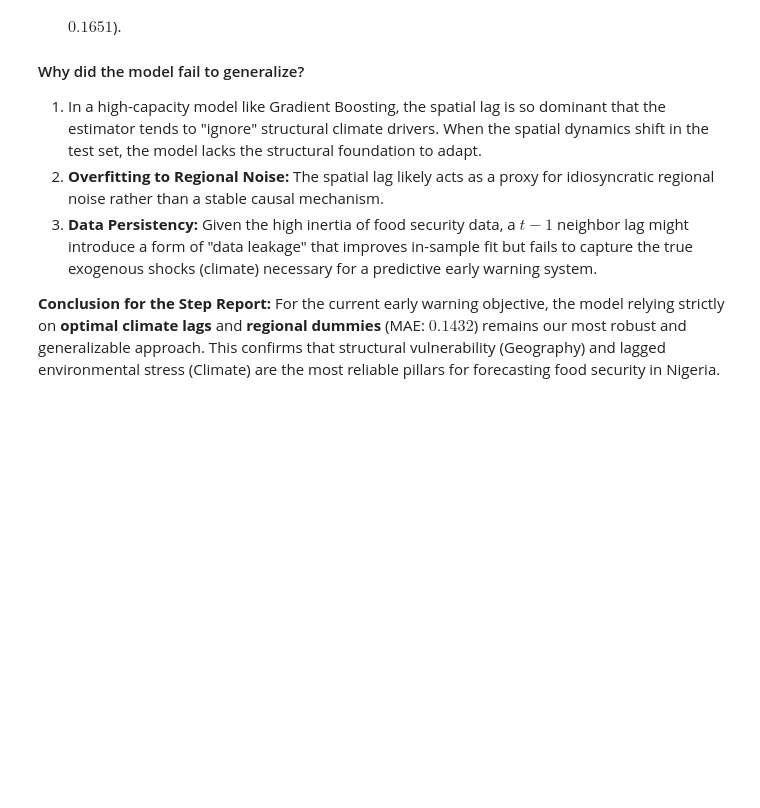
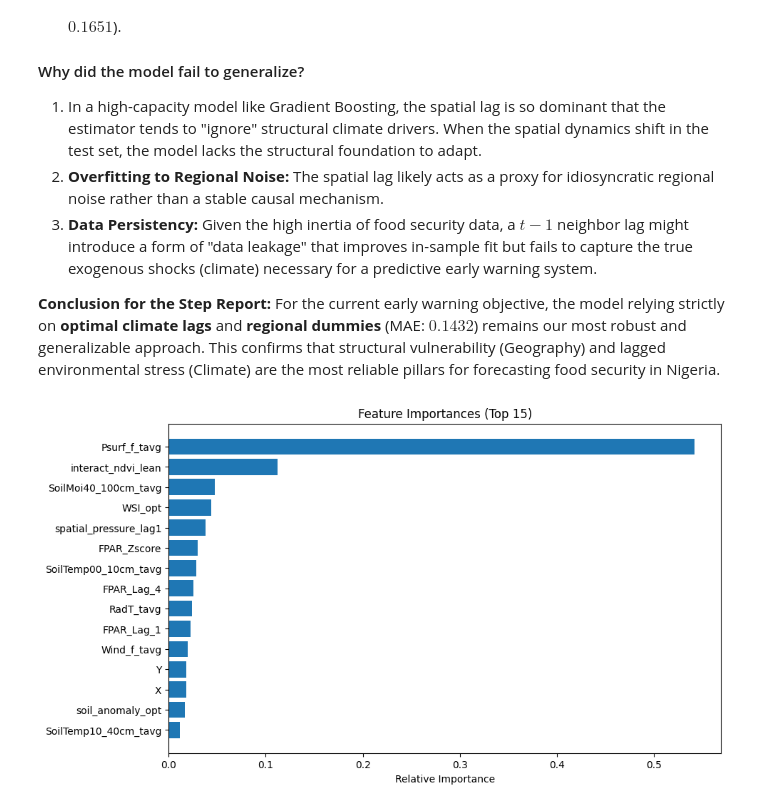
Before and after one commit to tnourlyn/Projet-de-Statapp---WFP-, a Jupyter notebook: notebooks/04_modeling.ipynb, the cells around one changed output. Cells and saved outputs as stored; diff of their text form; code cells hidden in the pictures; blank space fills up the shorter version.

```diff
--- a/notebooks/04_modeling.ipynb
+++ b/notebooks/04_modeling.ipynb
@@ -64,0 +152,24 @@ Nombre de colonnes après nettoyage : 71
+# %%
+import pandas as pd
+from statsmodels.tsa.stattools import adfuller
+
+# 1. Calcul de la différence première par État
+df = pd.read_csv('../data/processed/NIGERIA_WFP_ENGINEERED.csv')
+df['time'] = pd.to_datetime(df['time'])
+df = df.sort_values(['NAME_1', 'time'])
+
+# On calcule Delta Y_t = Y_t - Y_{t-1}
+df['delta_inadequate'] = df.groupby('NAME_1')['inadequate'].diff()
+
+# 2. Test ADF sur la variable différenciée (en retirant les NaNs créés par le diff)
+df_clean = df.dropna(subset=['delta_inadequate'])
+result = adfuller(df_clean['delta_inadequate'])
+
+print(f"--- TEST ADF SUR DELTA_INADEQUATE ---")
+print(f"Statistique ADF : {result[0]:.4f}")
+print(f"p-value : {result[1]:.4f}")
+
+if result[1] < 0.05:
+    print("Résultat : Stationnaire (H0 rejetée) -> On peut modéliser !")
+else:
+    print("Résultat : Toujours non-stationnaire -> Rare, mais il faudrait alors différencier deux fois.")
@@ -679,3 +858,18 @@ Despite the strong evidence of geographic interdependence, the integration of sp
 
 
 **Conclusion for the Step Report:** For the current early warning objective, the model relying strictly on **optimal climate lags** and **regional dummies** (MAE: $0.1432$) remains our most robust and generalizable approach. This confirms that structural vulnerability (Geography) and lagged environmental stress (Climate) are the most reliable pillars for forecasting food security in Nigeria.
+# %%
+import matplotlib.pyplot as plt
+
+# Récupérer l'importance des variables
+importances = xgb_model.feature_importances_
+indices = np.argsort(importances)[-15:]  # Top 15
+
+plt.figure(figsize=(10, 6))
+plt.title('Feature Importances (Top 15)')
+plt.barh(range(len(indices)), importances[indices], align='center')
+plt.yticks(range(len(indices)), [X_train_s.columns[i] for i in indices])
+plt.xlabel('Relative Importance')
+plt.show()
+# %% [output]
+[figure, added]
```
Also changed, not shown: parts of 10 cells of this notebook.
